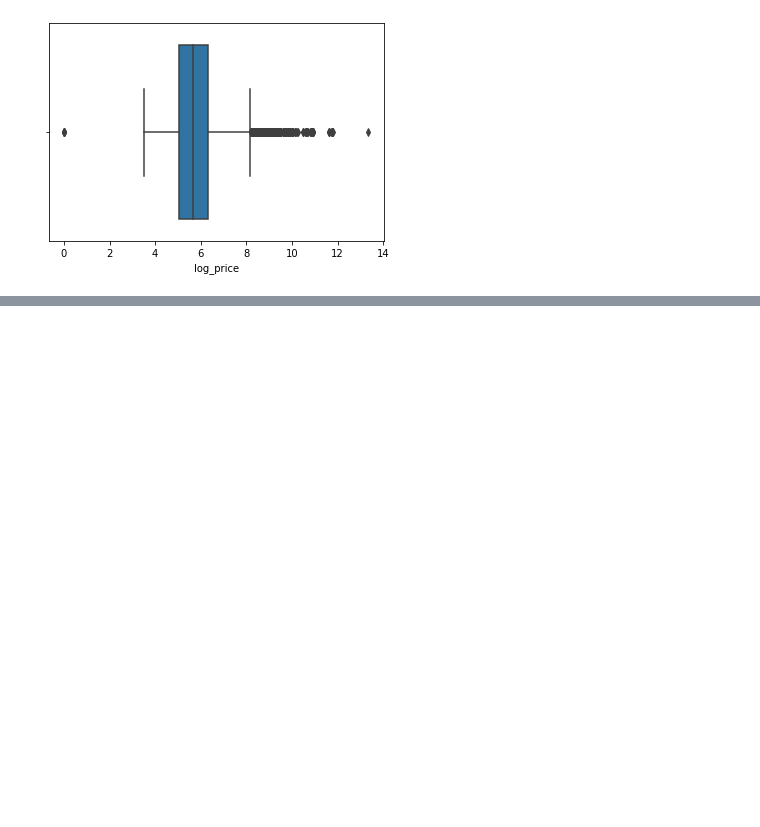
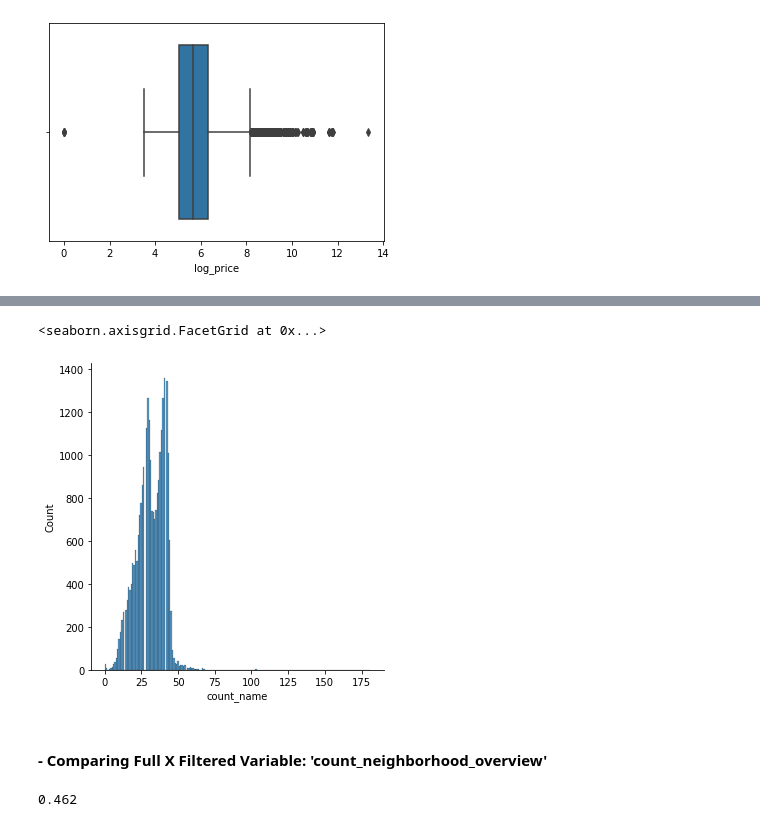
Before and after one commit to bluegardier/airbnb_prediction, a Jupyter notebook: notebooks/data_exploration_airbnb.ipynb, the cells around one changed output, grey strips where cells are left out. Saved outputs shown, nothing was run; the diff lists cells and outputs as text; code cells hidden in the pictures; blank space fills up the shorter version.

Commit message:
initial string variable analysis

```diff
--- a/notebooks/data_exploration_airbnb.ipynb
+++ b/notebooks/data_exploration_airbnb.ipynb
@@ -159,0 +193,13 @@ df['days_since_host'] = (pd.to_datetime('today')-pd.to_datetime(df['host_since']
+# %%
+sns.displot(df['count_name'])
+# %% [output]
+<seaborn.axisgrid.FacetGrid at 0x...>
+[figure, added]
+# %% [markdown]
+#### - Comparing Full X Filtered Variable: 'count_neighborhood_overview'
+# %%
+# Over 46% of the host_about variable is missing.
+missing_host_about = df.query('count_neighborhood_overview==0').shape[0]
+round(missing_host_about/df.shape[0], 3)
+# %% [output]
+0.462
```
Also changed, not shown: parts of 36 cells of this notebook.
